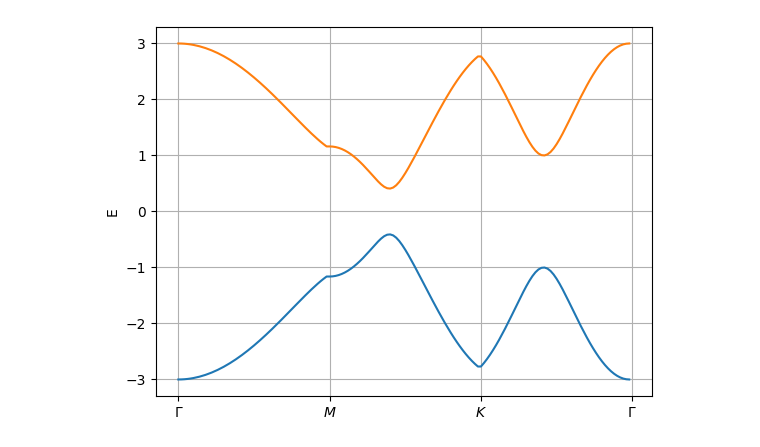
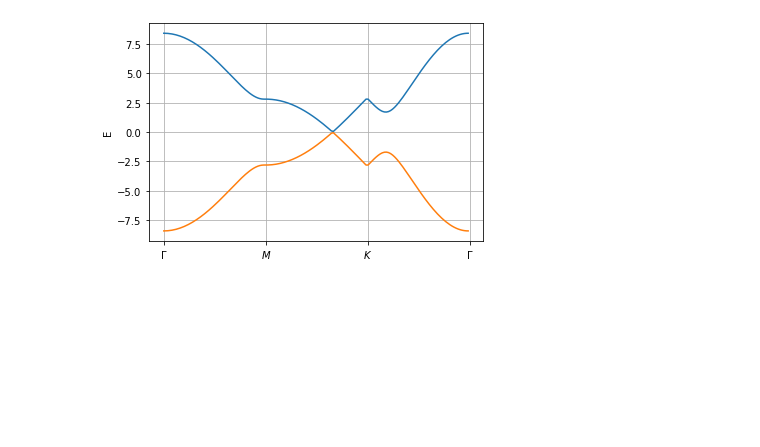
Before and after one commit to franklinzppa/electronic-structure, a Jupyter notebook: graphene/graphene.ipynb, the cells around one changed output. Drawn from its saved outputs; the diff is of its cells as text; code cells hidden in the pictures; blank space fills up the shorter version.

Commit message:
working on graphene band structure

```diff
--- a/graphene/graphene.ipynb
+++ b/graphene/graphene.ipynb
@@ -2,7 +2,7 @@
 import numpy as np
 import matplotlib.pyplot as plt
 # %%
-def E(kxv, kyv, beta=-1, a=1):
-    return beta*np.sqrt(1 + 4*np.cos(kxv*a/2)**2 + 4*np.cos(kxv*a/2)*np.cos(kyv*a*np.sqrt(3)/2))
+def E(kx, ky, eps=0, beta=2.8, a=1.0):
+    return beta*np.sqrt(1 + 4*np.cos(kx*a/2)**2 + 4*np.cos(kx*a/2)*np.cos(ky*a*np.sqrt(3)/2))
 # %%
 a = 1.0
@@ -25,17 +26,17 @@ plt.show()
 # %%
 %matplotlib inline
 
-s_1 =(0, np.linspace(0, np.pi/a))
-s_2 =(np.linspace(0, np.pi*np.sqrt(3)*a), np.pi/a)
-s_3 =(np.linspace(np.pi*np.sqrt(3)*a, 0), np.linspace(np.pi/a, 0))
+s_1 = (0, np.linspace(0, 2*np.pi*np.sqrt(3)/3*a))
+s_2 = (np.linspace(0, np.pi/a), 2*np.pi*np.sqrt(3)/3*a)
+s_3 = (np.linspace(np.pi/a, 0), np.linspace(2*np.pi*np.sqrt(3)/3*a, 0))
 
 E_cut = np.hstack((E(s_1[0], s_1[1]), E(s_2[0], s_2[1]), E(s_3[0], s_3[1])))
 
 plt.plot(E_cut)
 plt.plot(-E_cut)
 plt.ylabel('E')
 plt.xticks([0, 50, 100, 150], ['$\Gamma$', '$M$', '$K$', '$\Gamma$'])
 plt.grid()
 plt.show()
 # %% [output]
-[figure, old version]
+[figure, new version]
```
Also changed, not shown: parts of 2 cells of this notebook.
